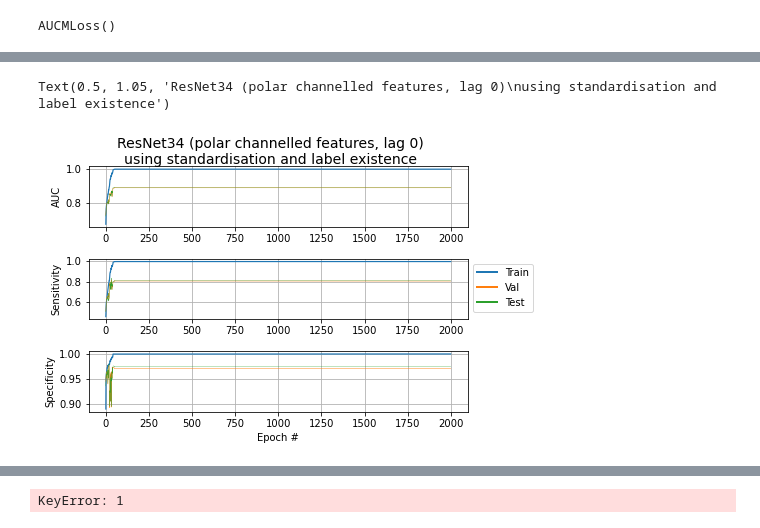
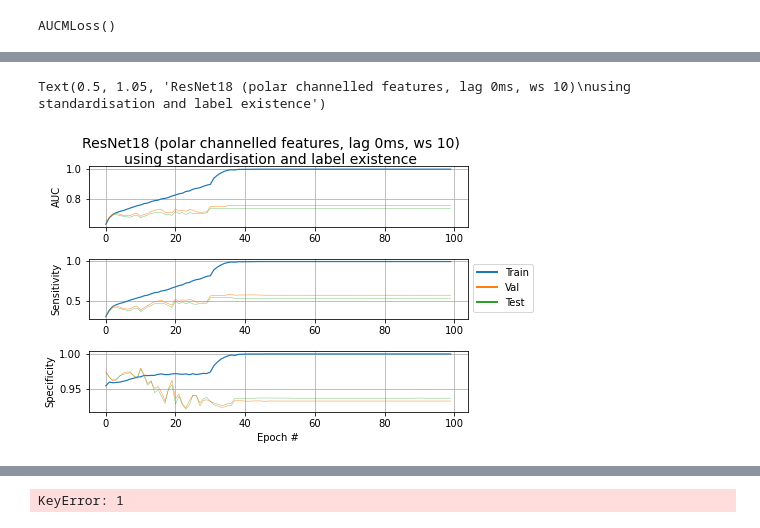
Before and after one commit to hwixley/Fall-Detection-Deep-Learning, a Jupyter notebook: ResNet-tests.ipynb, the cells around one changed output, grey strips where cells are left out. Cells and saved outputs as stored; diff of their text form; code cells hidden in the pictures.

```diff
--- a/ResNet-tests.ipynb
+++ b/ResNet-tests.ipynb
@@ -384,7 +385,7 @@ model_save_dir = os.getcwd() + f"/ml-models/db{vers}/{features}-lag{lag}-ws20/"
 def loadNpy(filename):
     with open(os.getcwd() + "/train-val-test/"+ filename, "rb") as f: return np.load(f)
 
-db = f"db{vers}/window-size-20/lag{lag}/{features}-features/"
+db = f"db{vers}/window-size-{window_size}/lag{lag}/{features}-features/"
 xdtype = "std-"
 ydtype = "exi-"
 # %%
@@ -412,7 +423,7 @@ def npy_to_tensor(data, l=False):
 X_train, X_val, X_test = npy_to_tensor(X_train), npy_to_tensor(X_val), npy_to_tensor(X_test)
 y_train, y_val, y_test = npy_to_tensor(y_train, 1), npy_to_tensor(y_val, 1), npy_to_tensor(y_test, 1)
 # %%
-batch_size = 1024
+batch_size = 32
 # %%
 train_dataset = TensorDataset(X_train, y_train)
 
@@ -497,7 +508,7 @@ sched_type = "swa"
 # %%
 torch.cuda.empty_cache()
 
-rn = resnet101(1, 2)#.to(device)
+rn = resnet18(1, 2)#.to(device)
 torch.manual_seed(123)
 
 loss_func = nn.CrossEntropyLoss()
@@ -505,7 +516,7 @@ optimizer = optim.SGD(rn.parameters(), lr = 0.01, momentum=0.9, weight_decay=0.0
 scheduler = optim.lr_scheduler.ReduceLROnPlateau(optimizer, factor = 0.1, patience=5)
 sched_type = ""
 
-num_epochs = 1000
+num_epochs = 100
 nn_epochs = {}
 
 # Train the model
@@ -632,7 +643,7 @@ for epoch in tqdm(range(num_epochs)):
         scheduler1.step()
         scheduler2.step()
 # %%
-with open(f"{model_save_dir}ep{num_epochs}-{xdtype}{ydtype}resnet34-sgd-lr0.01-lrplat.pickle", "ab") as f:
+with open(f"{model_save_dir}ep{num_epochs}-bs{batch_size}-{xdtype}{ydtype}resnet18-sgd-lr0.01-lrplat.pickle", "ab") as f:
     pickle.dump(nn_epochs, f)
 # %%
 fig, axs = plt.subplots(3)
@@ -652,33 +663,33 @@ lw = 0.3
 axs[0].plot(np.arange(len(aucs["train"])), aucs["train"], label="Train", lw=lw*4)
 axs[0].plot(np.arange(len(aucs["val"])), aucs["val"], label="Val", lw=lw*1.5)
 axs[0].plot(np.arange(len(aucs["test"])), aucs["test"], label="Test", lw=lw)
 #axs[0].set_xlabel("Epoch #")
 axs[0].set_ylabel("AUC")
 axs[0].grid(True)
 
 
 axs[1].plot(np.arange(len(sens["train"])), sens["train"], label="Train", lw=lw*4)
 axs[1].plot(np.arange(len(sens["val"])), sens["val"], label="Val", lw=lw*1.5)
 axs[1].plot(np.arange(len(sens["test"])), sens["test"], label="Test", lw=lw)
 #axs[1].set_xlabel("Epoch #")
 axs[1].set_ylabel("Sensitivity")
 axs[1].grid(True)
 
 leg = axs[1].legend(bbox_to_anchor=(1, 1))
 for legobj in leg.legendHandles:
     legobj.set_linewidth(2.0)
 
 #axs[1].legend(bbox_to_anchor=(1, 1))
 
 axs[2].plot(np.arange(len(specs["train"])), specs["train"], label="Train", lw=lw*4)
 axs[2].plot(np.arange(len(specs["val"])), specs["val"], label="Val", lw=lw*1.5)
 axs[2].plot(np.arange(len(specs["test"])), specs["test"], label="Test", lw=lw)
 axs[2].set_xlabel("Epoch #")
 axs[2].set_ylabel("Specificity")
 axs[2].grid(True)
 #axs[1].legend(lw=1)
 
-plt.suptitle(f"ResNet34 (polar channelled features, lag 0)\nusing standardisation and label existence",y=1.05, fontsize=14)
+plt.suptitle(f"ResNet18 (polar channelled features, lag 0ms, ws 10)\nusing standardisation and label existence",y=1.05, fontsize=14)
 # %% [output]
-Text(0.5, 1.05, 'ResNet34 (polar channelled features, lag 0)\nusing standardisation and label existence')
+Text(0.5, 1.05, 'ResNet18 (polar channelled features, lag 0ms, ws 10)\nusing standardisation and label existence')
-[figure, old version]
+[figure, new version]
```
Also changed, not shown: parts of 9 cells of this notebook, 52 other files.
